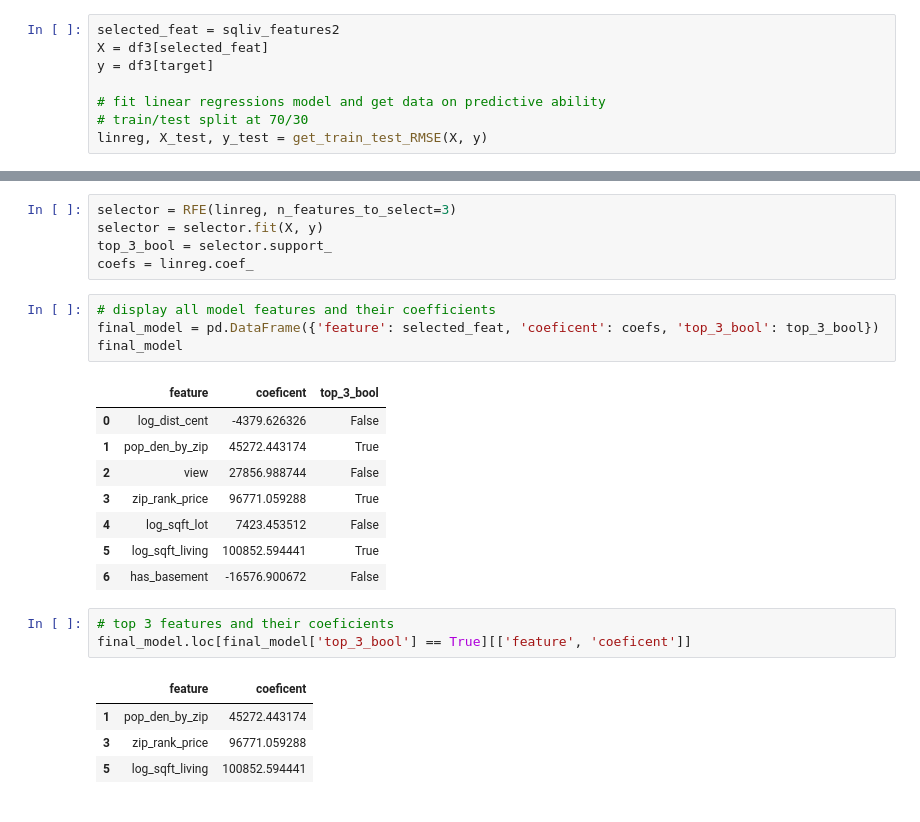
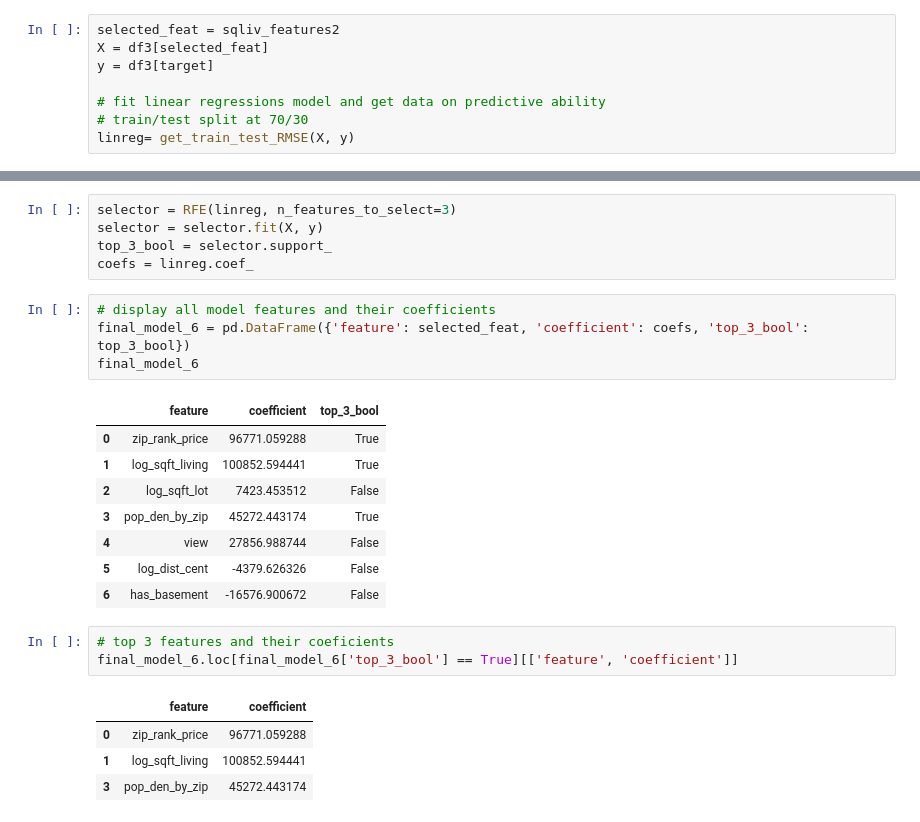
Before and after one commit to anna-dang/mod02-linear-regression, a Jupyter notebook: notebooks/Modeling.ipynb, the cells around one changed output, grey strips where cells are left out. Saved outputs shown, nothing was run; the diff lists cells and outputs as text.

```diff
--- a/notebooks/Modeling.ipynb
+++ b/notebooks/Modeling.ipynb
@@ -775,7 +792,7 @@ y = df3[target]
 
 # fit linear regressions model and get data on predictive ability
 # train/test split at 70/30
-linreg, X_test, y_test = get_train_test_RMSE(X, y)
+linreg= get_train_test_RMSE(X, y)
 # %% [output]
 Train/Test Split Lengths: 12583 5394 12583 5394
 Train RMSE: $ 91925.1
@@ -809,25 +828,25 @@ top_3_bool = selector.support_
 coefs = linreg.coef_
 # %%
 # display all model features and their coefficients
-final_model = pd.DataFrame({'feature': selected_feat, 'coeficent': coefs, 'top_3_bool': top_3_bool})
-final_model
+final_model_6 = pd.DataFrame({'feature': selected_feat, 'coefficient': coefs, 'top_3_bool': top_3_bool})
+final_model_6
 # %% [output]
-|  | feature | coeficent | top_3_bool |
-| 0 | log_dist_cent | -4379.626326 | False |
-| 1 | pop_den_by_zip | 45272.443174 | True |
-| 2 | view | 27856.988744 | False |
-| 3 | zip_rank_price | 96771.059288 | True |
-| 4 | log_sqft_lot | 7423.453512 | False |
-| 5 | log_sqft_living | 100852.594441 | True |
+|  | feature | coefficient | top_3_bool |
+| 0 | zip_rank_price | 96771.059288 | True |
+| 1 | log_sqft_living | 100852.594441 | True |
+| 2 | log_sqft_lot | 7423.453512 | False |
+| 3 | pop_den_by_zip | 45272.443174 | True |
+| 4 | view | 27856.988744 | False |
+| 5 | log_dist_cent | -4379.626326 | False |
 | 6 | has_basement | -16576.900672 | False |
 # %%
 # top 3 features and their coeficients
-final_model.loc[final_model['top_3_bool'] == True][['feature', 'coeficent']]
+final_model_6.loc[final_model_6['top_3_bool'] == True][['feature', 'coefficient']]
 # %% [output]
-|  | feature | coeficent |
-| 1 | pop_den_by_zip | 45272.443174 |
-| 3 | zip_rank_price | 96771.059288 |
-| 5 | log_sqft_living | 100852.594441 |
+|  | feature | coefficient |
+| 0 | zip_rank_price | 96771.059288 |
+| 1 | log_sqft_living | 100852.594441 |
+| 3 | pop_den_by_zip | 45272.443174 |
 # %% [markdown]
 ### Summary
 
```
Also changed, not shown: parts of 24 cells of this notebook, 3 other files.
